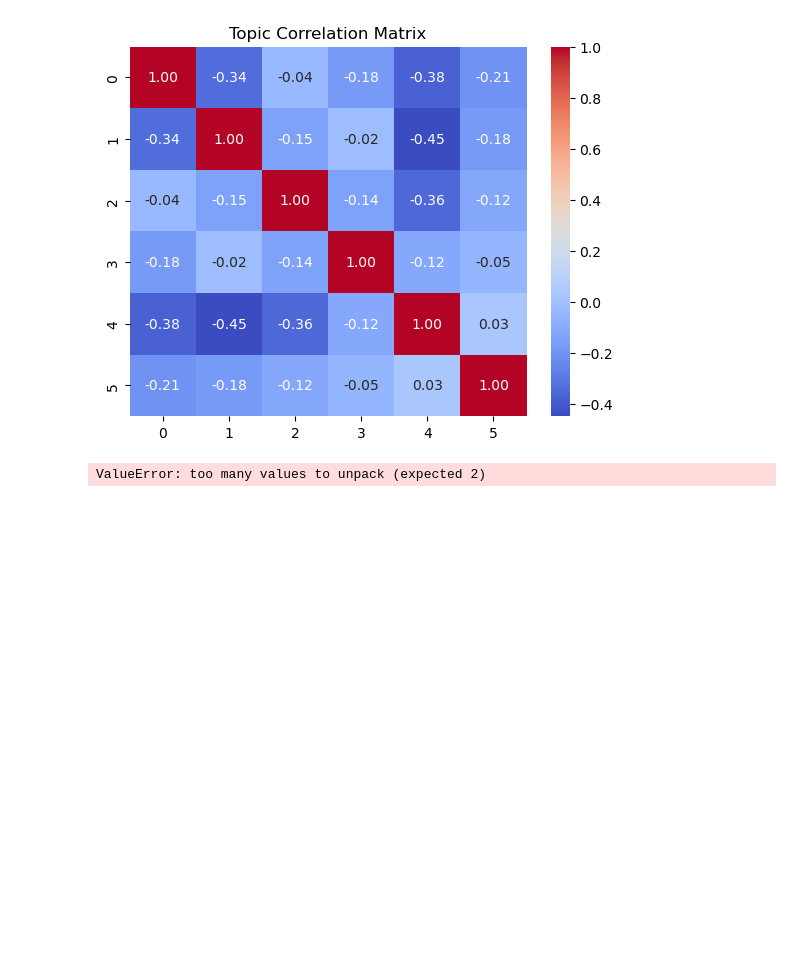
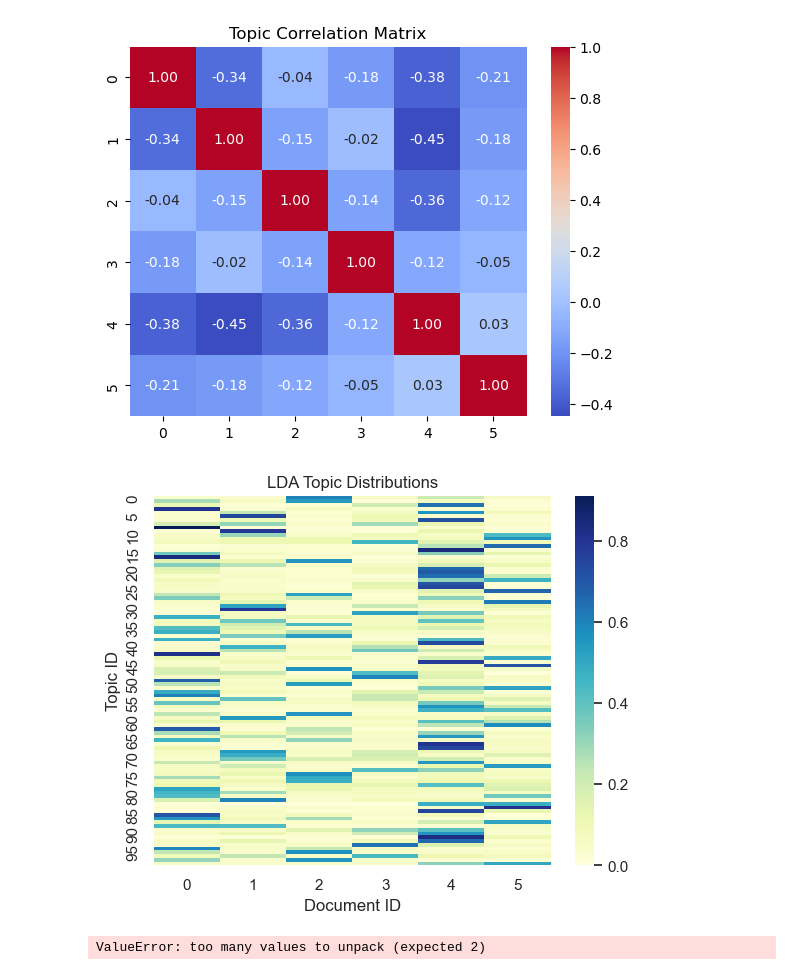
Before and after one commit to PreamJ/LDA_TopicModelling_Legal, a Jupyter notebook: heatmap.ipynb, the cells around one changed output. Saved outputs shown, nothing was run; the diff lists cells and outputs as text; code cells hidden in the pictures; blank space fills up the shorter version.

```diff
--- a/heatmap.ipynb
+++ b/heatmap.ipynb
@@ -96,6 +96,21 @@ plt.show()
 # ax.set_yticklabels(documents, minor=False)
 # plt.xticks(rotation=90)
 # plt.show()
+# %%
+# Create heatmap
+sub_list_topic = list_topic[:99]
+sns.set(style="white")
+sns.heatmap(sub_list_topic, cmap="YlGnBu")
+
+# Set title and axis labels
+plt.title("LDA Topic Distributions")
+plt.xlabel("Document ID")
+plt.ylabel("Topic ID")
+
+# Show the plot
+plt.show()
+# %% [output]
+[figure, added]
 # %%
 # Create heatmap
 with open('model/topic_dict.pkl', 'rb') as f:
```
Also changed, not shown: parts of 1 cell of this notebook.
